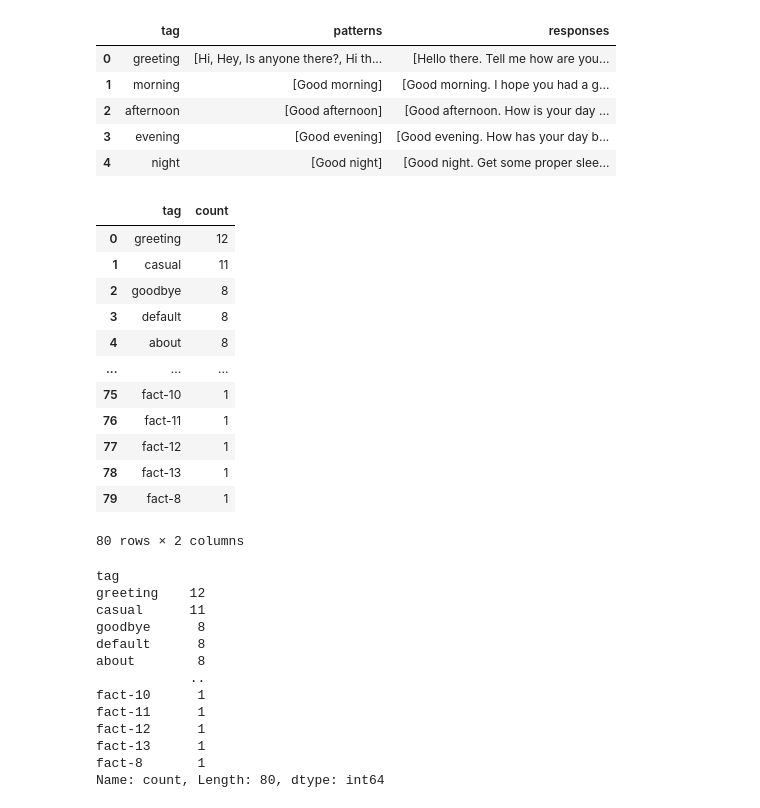
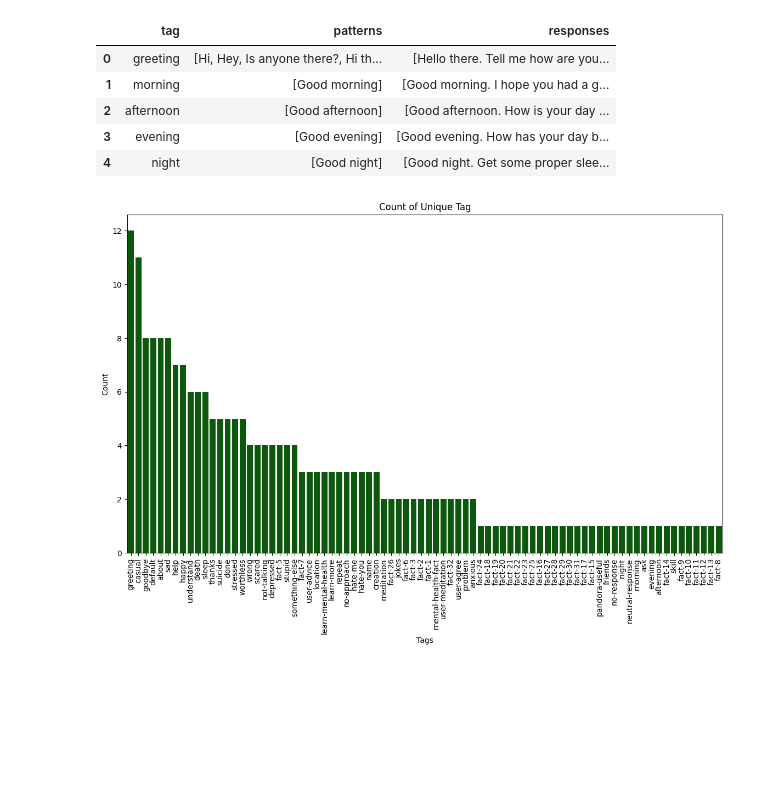
Before and after one commit to tooniesnguyen/Tensorbot_NLP_System, a Jupyter notebook: notebooks/lab.ipynb, the cells around one changed output. Cells and saved outputs as stored; diff of their text form; code cells hidden in the pictures; blank space fills up the shorter version.

```diff
--- a/notebooks/lab.ipynb
+++ b/notebooks/lab.ipynb
@@ -34,37 +34,30 @@ df.head()
 | 2 | afternoon | [Good afternoon] | [Good afternoon. How is your day ... |
 | 3 | evening | [Good evening] | [Good evening. How has your day b... |
 | 4 | night | [Good night] | [Good night. Get some proper slee... |
-# %%
-tag_counts = df['tag'].value_counts()
-
-tag_counts.columns = ['tag', 'count']
-# %% [output]
-|  | tag | count |
-| 0 | greeting | 12 |
-| 1 | casual | 11 |
-| 2 | goodbye | 8 |
-| 3 | default | 8 |
-| 4 | about | 8 |
-| ... | ... | ... |
-| 75 | fact-10 | 1 |
-| 76 | fact-11 | 1 |
-| 77 | fact-12 | 1 |
-| 78 | fact-13 | 1 |
-| 79 | fact-8 | 1 |
-80 rows × 2 columns
-# %%
-df['tag'].value_counts()
-# %% [output]
-tag
-greeting    12
-casual      11
-goodbye      8
-default      8
-about        8
-            ..
-fact-10      1
-fact-11      1
-fact-12      1
-fact-13      1
-fact-8       1
-Name: count, Length: 80, dtype: int64
+# %%
+dic = {"tag":[], "patterns":[], "responses":[]}
+for i in range(len(df)):
+    ptrns = df[df.index == i]['patterns'].values[0]
+    rspns = df[df.index == i]['responses'].values[0]
+    tag = df[df.index == i]['tag'].values[0]
+    for j in range(len(ptrns)):
+        dic['tag'].append(tag)
+        dic['patterns'].append(ptrns[j])
+        dic['responses'].append(rspns)
+
+df = pd.DataFrame.from_dict(dic)
+# %%
+tag_counts = df['tag'].value_counts().reset_index()
+
+tag_counts.columns = ['tag', 'count']
+plt.figure(figsize=(14, 8))
+sns.barplot(x = "tag", y="count", data = tag_counts, order=tag_counts["tag"], color = "darkgreen")
+
+plt.xlabel("Tags")
+plt.ylabel("Count")
+plt.title("Count of Unique Tag")
+
+plt.xticks(rotation = 90)
+plt.show()
+# %% [output]
+[figure, added]
```
Also changed, not shown: parts of 2 cells of this notebook.
